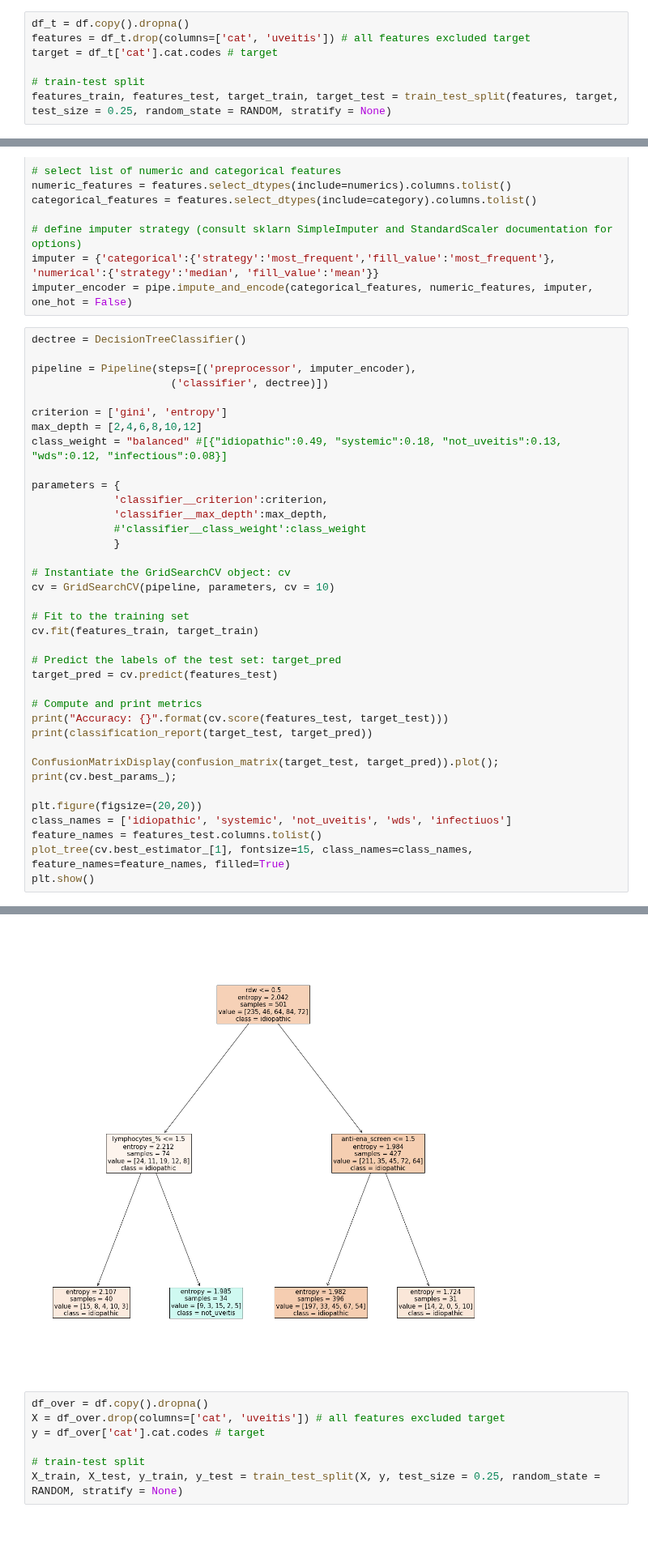
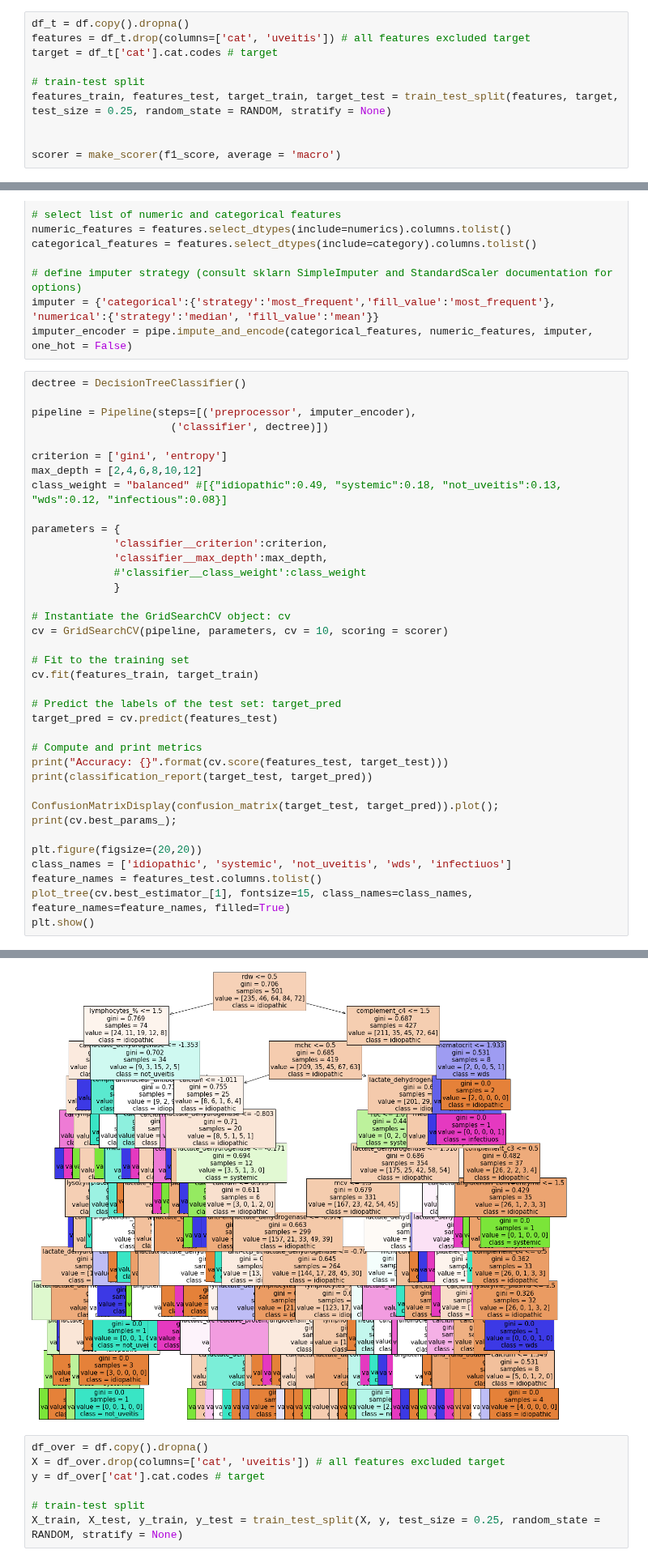
Before and after one commit to CrawTheOne/mirror_-fhnw_ds_fs2021_medical_challenge, a Jupyter notebook: machine_learning/category_classification.ipynb, the cells around one changed output, grey strips where cells are left out. Shown at 81% size. Saved outputs shown, nothing was run; the diff lists cells and outputs as text; blank space fills up the shorter version.

Commit message:
overfitted f1-score adaptation

```diff
--- a/machine_learning/category_classification.ipynb
+++ b/machine_learning/category_classification.ipynb
@@ -92,6 +93,9 @@ target = df_t['cat'].cat.codes # target
 
 # train-test split
 features_train, features_test, target_train, target_test = train_test_split(features, target, test_size = 0.25, random_state = RANDOM, stratify = None)
+
+
+scorer = make_scorer(f1_score, average = 'macro')
 # %%
 # filter for numeric and categorical features
 numerics = ['int16', 'int32', 'int64', 'float16', 'float32', 'float64']
@@ -121,7 +125,7 @@ parameters = {
              }
 
 # Instantiate the GridSearchCV object: cv
-cv = GridSearchCV(pipeline, parameters, cv = 10)
+cv = GridSearchCV(pipeline, parameters, cv = 10, scoring = scorer)
 
 # Fit to the training set
 cv.fit(features_train, target_train)
@@ -160,4 +164,4 @@ weighted avg       0.32      0.52      0.39       168
-[figure, old version]
+[figure, new version]
 # %%
 df_over = df.copy().dropna()
 X = df_over.drop(columns=['cat', 'uveitis']) # all features excluded target
```
Also changed, not shown: parts of 6 cells of this notebook.
